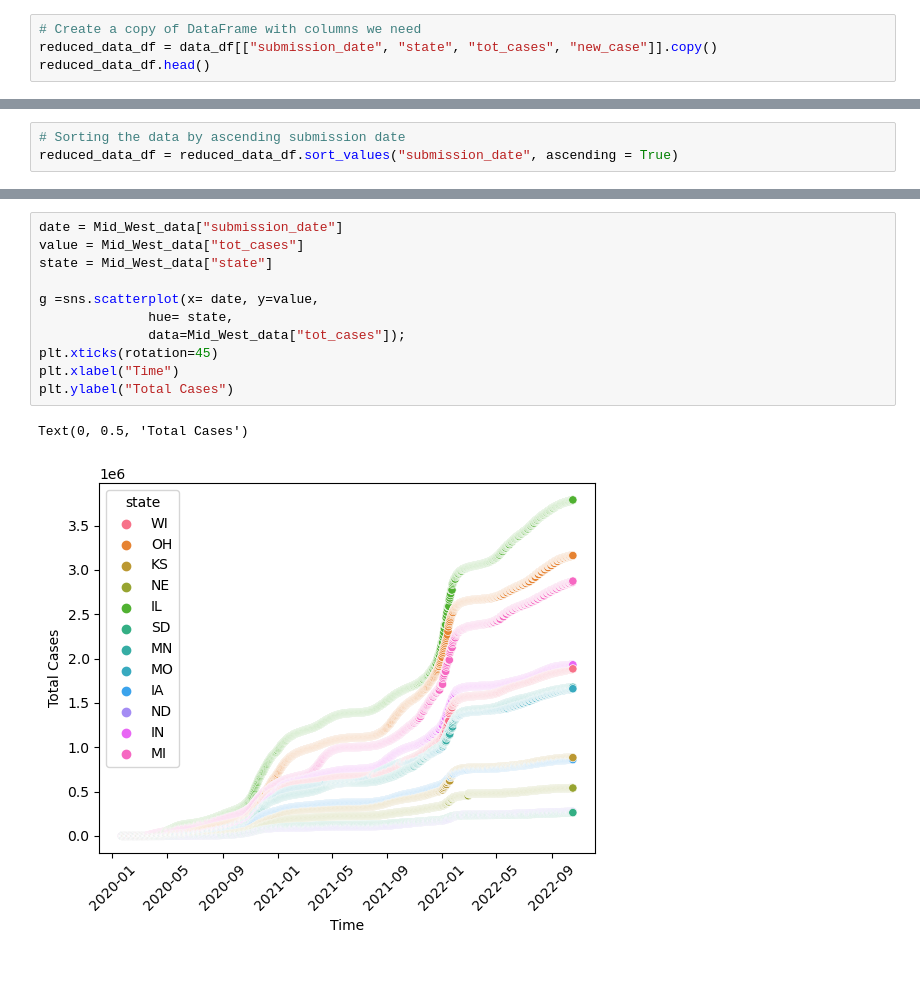
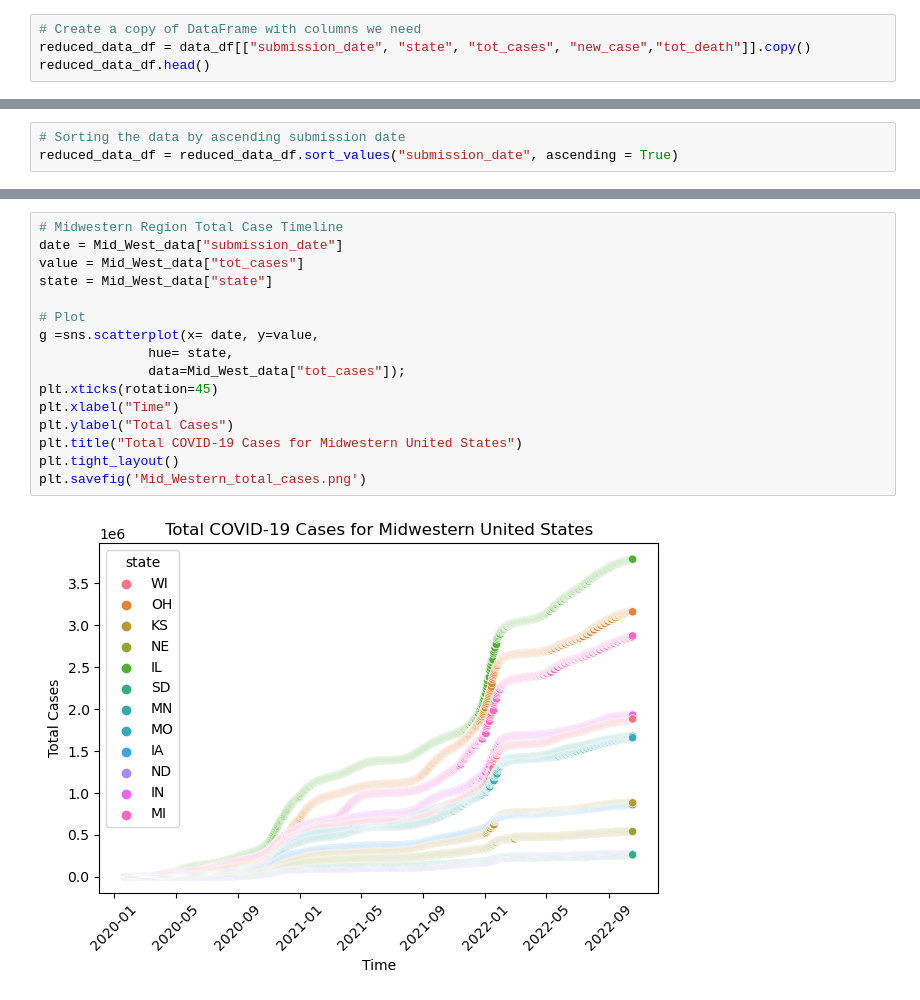
Before and after one commit to kkevin1999/Data_Project_1, a Jupyter notebook: Regional Anylasis.ipynb, the cells around one changed output, grey strips where cells are left out. Cells and saved outputs as stored; diff of their text form; blank space fills up the shorter version.

```diff
--- a/Regional Anylasis.ipynb
+++ b/Regional Anylasis.ipynb
@@ -19,6 +19,6 @@ data_df.head()
 | 4 | 05/30/2022 | AK | 251425 | NaN | NaN | 0 | 0.0 | 1252 | ... |
 # %%
 # Create a copy of DataFrame with columns we need
-reduced_data_df = data_df[["submission_date", "state", "tot_cases", "new_case"]].copy()
+reduced_data_df = data_df[["submission_date", "state", "tot_cases", "new_case","tot_death"]].copy()
 reduced_data_df.head()
 # %% [output]
@@ -159,15 +116,19 @@ Text(0, 0.5, 'Total Cases')
 # %%
+# Midwestern Region Total Case Timeline
 date = Mid_West_data["submission_date"]
 value = Mid_West_data["tot_cases"]
 state = Mid_West_data["state"]
 
+# Plot
 g =sns.scatterplot(x= date, y=value,
               hue= state,
               data=Mid_West_data["tot_cases"]);
 plt.xticks(rotation=45)
 plt.xlabel("Time")
 plt.ylabel("Total Cases")
+plt.title("Total COVID-19 Cases for Midwestern United States")
+plt.tight_layout()
+plt.savefig('Mid_Western_total_cases.png')
 # %% [output]
-Text(0, 0.5, 'Total Cases')
-[figure, old version]
+[figure, new version]
 # %%
```
Also changed, not shown: parts of 15 cells of this notebook, 8 other files.
